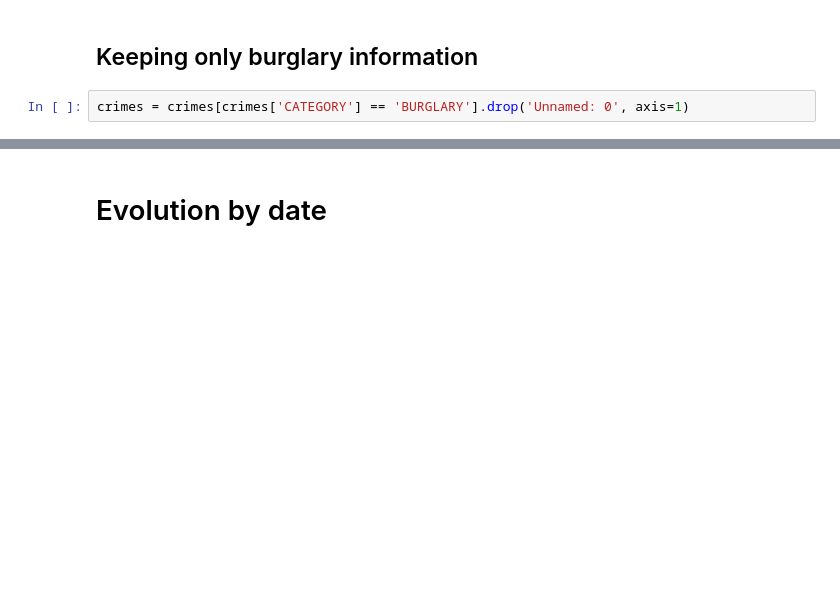
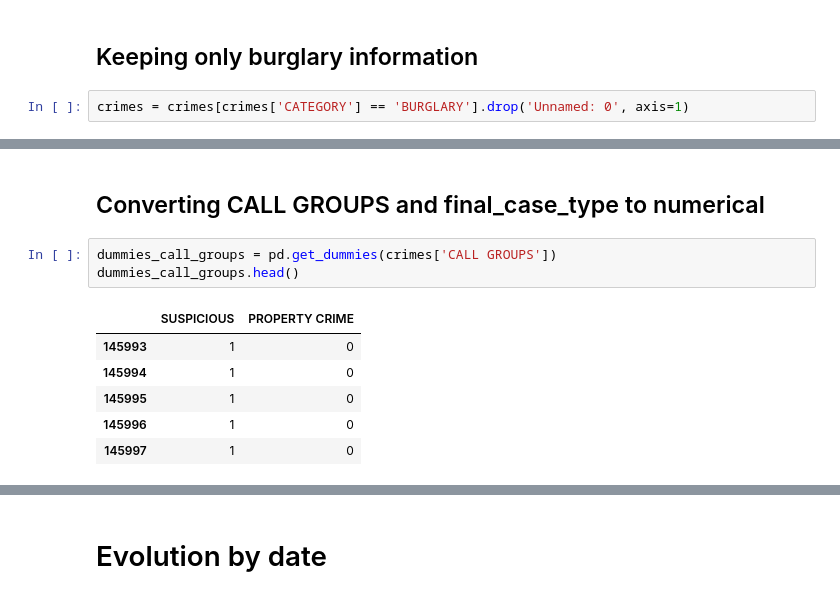
Before and after one commit to joniec/crime_forecasting_challenge, a Jupyter notebook: notebooks/exploratory/Burglary.ipynb, the cells around one changed output, grey strips where cells are left out. Cells and saved outputs as stored; diff of their text form; blank space fills up the shorter version.

```diff
--- a/notebooks/exploratory/Burglary.ipynb
+++ b/notebooks/exploratory/Burglary.ipynb
@@ -26,0 +54,12 @@ crimes.head()
+# %% [markdown]
+## Converting CALL GROUPS and final_case_type to numerical
+# %%
+dummies_call_groups = pd.get_dummies(crimes['CALL GROUPS'])
+dummies_call_groups.head()
+# %% [output]
+|  | SUSPICIOUS | PROPERTY CRIME |
+| 145993 | 1 | 0 |
+| 145994 | 1 | 0 |
+| 145995 | 1 | 0 |
+| 145996 | 1 | 0 |
+| 145997 | 1 | 0 |
```
Also changed, not shown: parts of 11 cells of this notebook, 1 other file.
